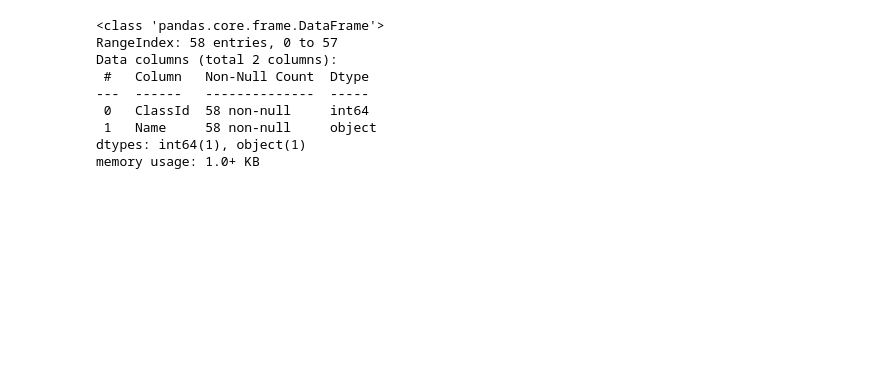
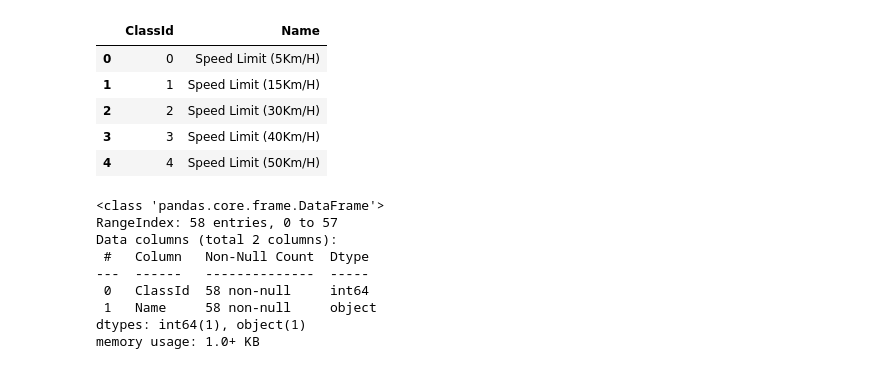
Before and after one commit to chrisheimbuch/traffic_signs_classification_report, a Jupyter notebook: traffic_eda.ipynb, the cells around one changed output. Drawn from its saved outputs; the diff is of its cells as text; code cells hidden in the pictures; blank space fills up the shorter version.

```diff
--- a/traffic_eda.ipynb
+++ b/traffic_eda.ipynb
@@ -40,3 +55,13 @@ df
+# %%
+#Sanity Inspection
+df.head()
+# %% [output]
+|  | ClassId | Name |
+| 0 | 0 | Speed Limit (5Km/H) |
+| 1 | 1 | Speed Limit (15Km/H) |
+| 2 | 2 | Speed Limit (30Km/H) |
+| 3 | 3 | Speed Limit (40Km/H) |
+| 4 | 4 | Speed Limit (50Km/H) |
 # %%
 df.info()
 # %% [output]
```
Also changed, not shown: parts of 18 cells of this notebook.
